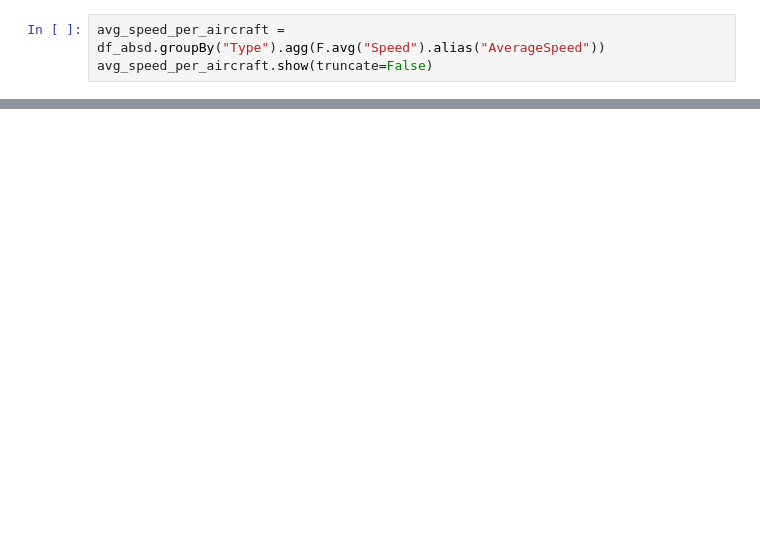
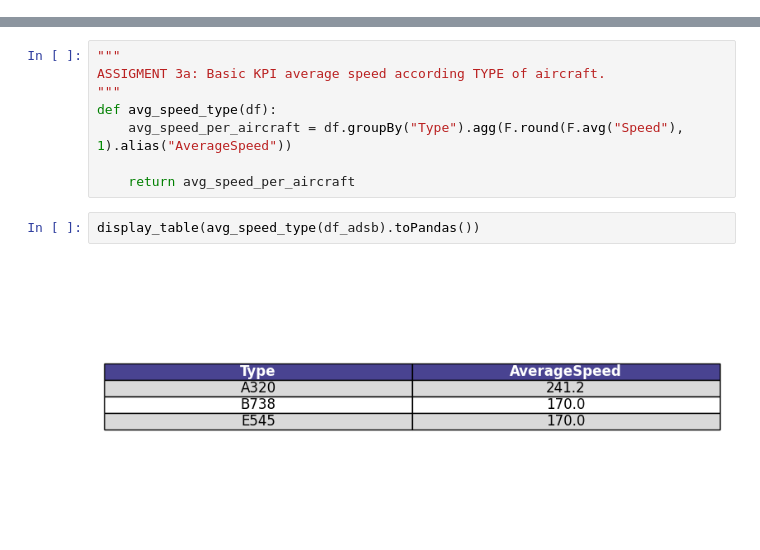
Before and after one commit to JM-AE/Airport-Flight-Data, a Jupyter notebook: Untitled-1.ipynb, the cells around one changed output, grey strips where cells are left out. Cells and saved outputs as stored; diff of their text form; blank space fills up the shorter version.

```diff
--- a/Untitled-1.ipynb
+++ b/Untitled-1.ipynb
@@ -130,3 +0,0 @@ avg_speed_per_airport_dest.show(truncate=False)
-# %%
-avg_speed_per_aircraft = df_absd.groupBy("Type").agg(F.avg("Speed").alias("AverageSpeed"))
-avg_speed_per_aircraft.show(truncate=False)
@@ -186,0 +496,12 @@ adsb_multi.json data successfully loaded
+# %%
+"""
+ASSIGMENT 3a: Basic KPI average speed according TYPE of aircraft.
+"""
+def avg_speed_type(df):
+    avg_speed_per_aircraft = df.groupBy("Type").agg(F.round(F.avg("Speed"), 1).alias("AverageSpeed"))
+
+    return avg_speed_per_aircraft
+# %%
+display_table(avg_speed_type(df_adsb).toPandas())
+# %% [output]
+[figure, added]
```
Also changed, not shown: parts of 38 cells of this notebook.
